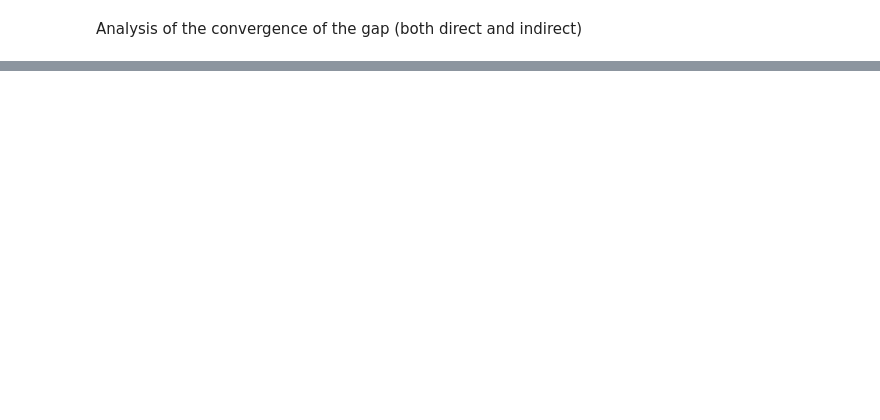
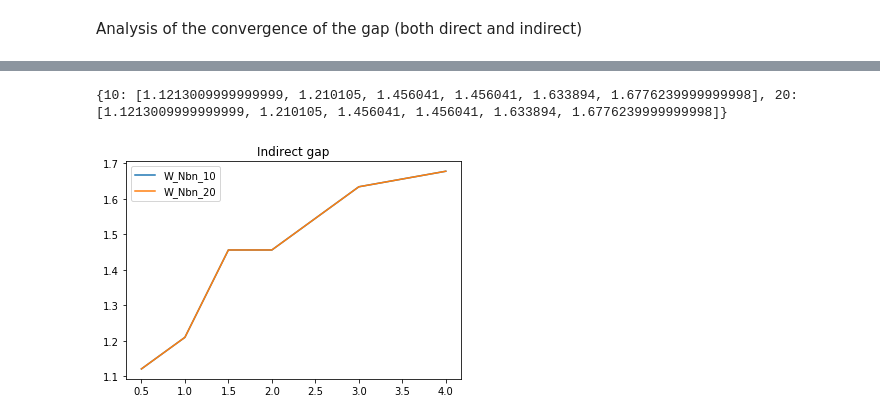
Before and after one commit to marcodalessandro76/Yambo-nb, a Jupyter notebook: Si-equilibrium/GW convergence analysis/GW Convergence Analysis.ipynb, the cells around one changed output, grey strips where cells are left out. Drawn from its saved outputs; the diff is of its cells as text; code cells hidden in the pictures; blank space fills up the shorter version.

```diff
--- a/Si-equilibrium/GW convergence analysis/GW Convergence Analysis.ipynb
+++ b/Si-equilibrium/GW convergence analysis/GW Convergence Analysis.ipynb
@@ -388,0 +380,37 @@ results
+# %%
+y = yamboDic[hf_kconv][nscf_nbnds[0]]['cs']
+
+# stucture for indirect gap [k] : [khomo,klumo]
+# using indGap as difference between homo in Gamma(0,0,0)
+# and lumo in (0.0, -0.5, -0.5) (rlu)
+par = {2:[1,3], 4:[1,7], 6:[1,13], 8:[1,21]}
+
+indirGap = {}
+for wn in W_nb:
+    indirGap[wn] = []
+    for wg in W_Gcomp:
+        ind = 0
+        for kVal,bndVal in zip(y[wg,wn]['KP'],y[wg,wn]['BND']):
+            if kVal == par[hf_kconv][0] and bndVal == 4.0:
+                break
+            else:
+                ind +=1
+        EHomo = y[wg,wn]['E0'][ind] + y[wg,wn]['EmE0'][ind]
+        ind = 0
+        for kVal,bndVal in zip(y[wg,wn]['KP'],y[wg,wn]['BND']):
+            if kVal == par[hf_kconv][1] and bndVal == 5.0:
+                break
+            else:
+                ind +=1
+        ELumo = y[wg,wn]['E0'][ind] + y[wg,wn]['EmE0'][ind]
+        indirGap[wn].append(ELumo-EHomo)
+
+    plt.plot(W_Gcomp,indirGap[wn],label= 'W_Nbn_'+str(wn))
+
+print indirGap
+plt.title('Indirect gap')
+plt.legend()
+plt.show()
+# %% [output]
+{10: [1.1213009999999999, 1.210105, 1.456041, 1.456041, 1.633894, 1.6776239999999998], 20: [1.1213009999999999, 1.210105, 1.456041, 1.456041, 1.633894, 1.6776239999999998]}
+[figure, added]
```
Also changed, not shown: parts of 42 cells of this notebook, 1 other file.
